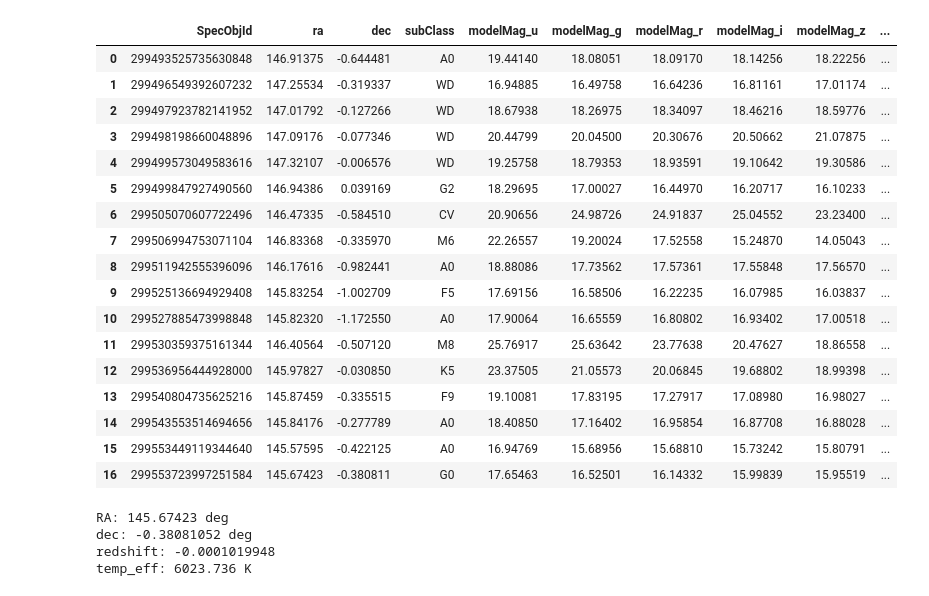
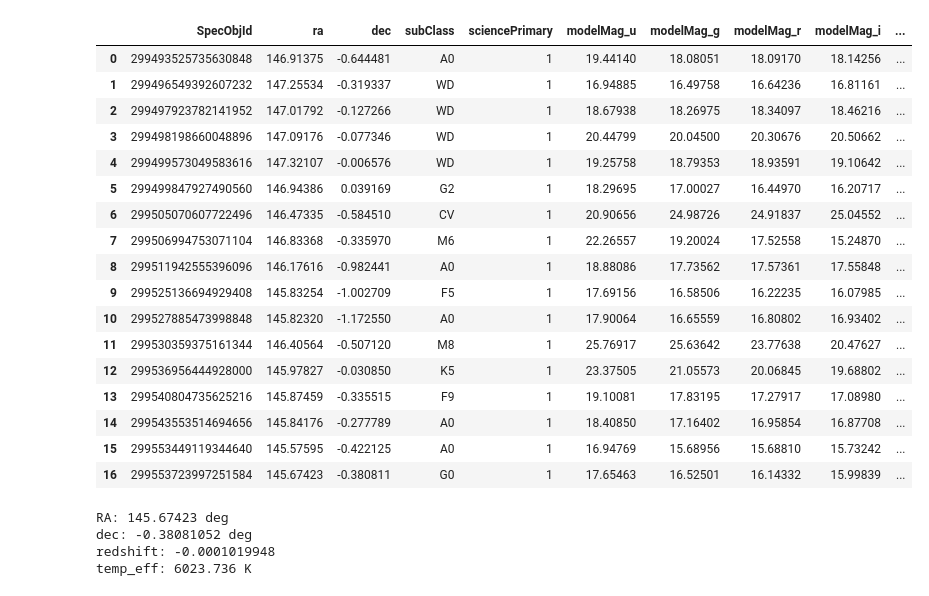
Before and after one commit to jeffrwatts/astronomy-notebooks, a Jupyter notebook: Star Spectra Magnitudes - SDSS.ipynb, the cells around one changed output. Saved outputs shown, nothing was run; the diff lists cells and outputs as text; code cells hidden in the pictures.

```diff
--- a/Star Spectra Magnitudes - SDSS.ipynb
+++ b/Star Spectra Magnitudes - SDSS.ipynb
@@ -30,28 +21,45 @@ result = SDSS.query_sql(query, encoding=None, data_release=16)
-# %%
-df = result.to_pandas()
-df['SpecObjId'] = df['SpecObjId'].astype(str)
-df['subClass'] = df.subClass.apply(lambda x: x.decode('utf-8'))
-df= df.dropna().reset_index(drop=True)
-df.head(20)
-# %% [output]
-|  | SpecObjId | ra | dec | subClass | modelMag_u | modelMag_g | modelMag_r | modelMag_i | modelMag_z | ... |
-| 0 | 299493525735630848 | 146.91375 | -0.644481 | A0 | 19.44140 | 18.08051 | 18.09170 | 18.14256 | 18.22256 | ... |
-| 1 | 299496549392607232 | 147.25534 | -0.319337 | WD | 16.94885 | 16.49758 | 16.64236 | 16.81161 | 17.01174 | ... |
-| 2 | 299497923782141952 | 147.01792 | -0.127266 | WD | 18.67938 | 18.26975 | 18.34097 | 18.46216 | 18.59776 | ... |
-| 3 | 299498198660048896 | 147.09176 | -0.077346 | WD | 20.44799 | 20.04500 | 20.30676 | 20.50662 | 21.07875 | ... |
-| 4 | 299499573049583616 | 147.32107 | -0.006576 | WD | 19.25758 | 18.79353 | 18.93591 | 19.10642 | 19.30586 | ... |
-| 5 | 299499847927490560 | 146.94386 | 0.039169 | G2 | 18.29695 | 17.00027 | 16.44970 | 16.20717 | 16.10233 | ... |
-| 6 | 299505070607722496 | 146.47335 | -0.584510 | CV | 20.90656 | 24.98726 | 24.91837 | 25.04552 | 23.23400 | ... |
-| 7 | 299506994753071104 | 146.83368 | -0.335970 | M6 | 22.26557 | 19.20024 | 17.52558 | 15.24870 | 14.05043 | ... |
-| 8 | 299511942555396096 | 146.17616 | -0.982441 | A0 | 18.88086 | 17.73562 | 17.57361 | 17.55848 | 17.56570 | ... |
-| 9 | 299525136694929408 | 145.83254 | -1.002709 | F5 | 17.69156 | 16.58506 | 16.22235 | 16.07985 | 16.03837 | ... |
-| 10 | 299527885473998848 | 145.82320 | -1.172550 | A0 | 17.90064 | 16.65559 | 16.80802 | 16.93402 | 17.00518 | ... |
-| 11 | 299530359375161344 | 146.40564 | -0.507120 | M8 | 25.76917 | 25.63642 | 23.77638 | 20.47627 | 18.86558 | ... |
-| 12 | 299536956444928000 | 145.97827 | -0.030850 | K5 | 23.37505 | 21.05573 | 20.06845 | 19.68802 | 18.99398 | ... |
-| 13 | 299540804735625216 | 145.87459 | -0.335515 | F9 | 19.10081 | 17.83195 | 17.27917 | 17.08980 | 16.98027 | ... |
-| 14 | 299543553514694656 | 145.84176 | -0.277789 | A0 | 18.40850 | 17.16402 | 16.95854 | 16.87708 | 16.88028 | ... |
-| 15 | 299553449119344640 | 145.57595 | -0.422125 | A0 | 16.94769 | 15.68956 | 15.68810 | 15.73242 | 15.80791 | ... |
-| 16 | 299553723997251584 | 145.67423 | -0.380811 | G0 | 17.65463 | 16.52501 | 16.14332 | 15.99839 | 15.95519 | ... |
+# %%
+so = Table("SpecPhotoAll").as_("so")
+sp = Table("sppParams").as_("sp")
+
+q = MSSQLQuery \
+    .from_(so) \
+    .join(sp) \
+    .on(so.specObjID == sp.specObjID) \
+    .select(so.SpecObjId, so.ra, so.dec, so.subClass, so.sciencePrimary,
+           so.modelMag_u, so.modelMag_g, so.modelMag_r, so.modelMag_i, so.modelMag_z, so.z.as_("redshift"),
+           sp.teffadop, sp.fehadop, sp.loggadop, sp.snr) \
+    .top(20) \
+    .where(so.sciencePrimary==1) \
+    .where(so.Class == "STAR") \
+    .where(so.zwarning == 0)
+
+query_sql = q.get_sql().replace('"', '').replace('(', '').replace(')', '')
+result = SDSS.query_sql(query_sql, encoding=None, data_release=16)
+df = result.to_pandas()
+df['SpecObjId'] = df['SpecObjId'].astype(str)
+df['subClass'] = df.subClass.apply(lambda x: x.decode('utf-8'))
+df= df.dropna().reset_index(drop=True)
+df.head(20)
+# %% [output]
+|  | SpecObjId | ra | dec | subClass | sciencePrimary | modelMag_u | modelMag_g | modelMag_r | modelMag_i | ... |
+| 0 | 299493525735630848 | 146.91375 | -0.644481 | A0 | 1 | 19.44140 | 18.08051 | 18.09170 | 18.14256 | ... |
+| 1 | 299496549392607232 | 147.25534 | -0.319337 | WD | 1 | 16.94885 | 16.49758 | 16.64236 | 16.81161 | ... |
+| 2 | 299497923782141952 | 147.01792 | -0.127266 | WD | 1 | 18.67938 | 18.26975 | 18.34097 | 18.46216 | ... |
+| 3 | 299498198660048896 | 147.09176 | -0.077346 | WD | 1 | 20.44799 | 20.04500 | 20.30676 | 20.50662 | ... |
+| 4 | 299499573049583616 | 147.32107 | -0.006576 | WD | 1 | 19.25758 | 18.79353 | 18.93591 | 19.10642 | ... |
+| 5 | 299499847927490560 | 146.94386 | 0.039169 | G2 | 1 | 18.29695 | 17.00027 | 16.44970 | 16.20717 | ... |
+| 6 | 299505070607722496 | 146.47335 | -0.584510 | CV | 1 | 20.90656 | 24.98726 | 24.91837 | 25.04552 | ... |
+| 7 | 299506994753071104 | 146.83368 | -0.335970 | M6 | 1 | 22.26557 | 19.20024 | 17.52558 | 15.24870 | ... |
+| 8 | 299511942555396096 | 146.17616 | -0.982441 | A0 | 1 | 18.88086 | 17.73562 | 17.57361 | 17.55848 | ... |
+| 9 | 299525136694929408 | 145.83254 | -1.002709 | F5 | 1 | 17.69156 | 16.58506 | 16.22235 | 16.07985 | ... |
+| 10 | 299527885473998848 | 145.82320 | -1.172550 | A0 | 1 | 17.90064 | 16.65559 | 16.80802 | 16.93402 | ... |
+| 11 | 299530359375161344 | 146.40564 | -0.507120 | M8 | 1 | 25.76917 | 25.63642 | 23.77638 | 20.47627 | ... |
+| 12 | 299536956444928000 | 145.97827 | -0.030850 | K5 | 1 | 23.37505 | 21.05573 | 20.06845 | 19.68802 | ... |
+| 13 | 299540804735625216 | 145.87459 | -0.335515 | F9 | 1 | 19.10081 | 17.83195 | 17.27917 | 17.08980 | ... |
+| 14 | 299543553514694656 | 145.84176 | -0.277789 | A0 | 1 | 18.40850 | 17.16402 | 16.95854 | 16.87708 | ... |
+| 15 | 299553449119344640 | 145.57595 | -0.422125 | A0 | 1 | 16.94769 | 15.68956 | 15.68810 | 15.73242 | ... |
+| 16 | 299553723997251584 | 145.67423 | -0.380811 | G0 | 1 | 17.65463 | 16.52501 | 16.14332 | 15.99839 | ... |
 # %%
 # Select a Star
 index = 16 #df['teffadop'].idxmax()
```
Also changed, not shown: parts of 3 cells of this notebook.
